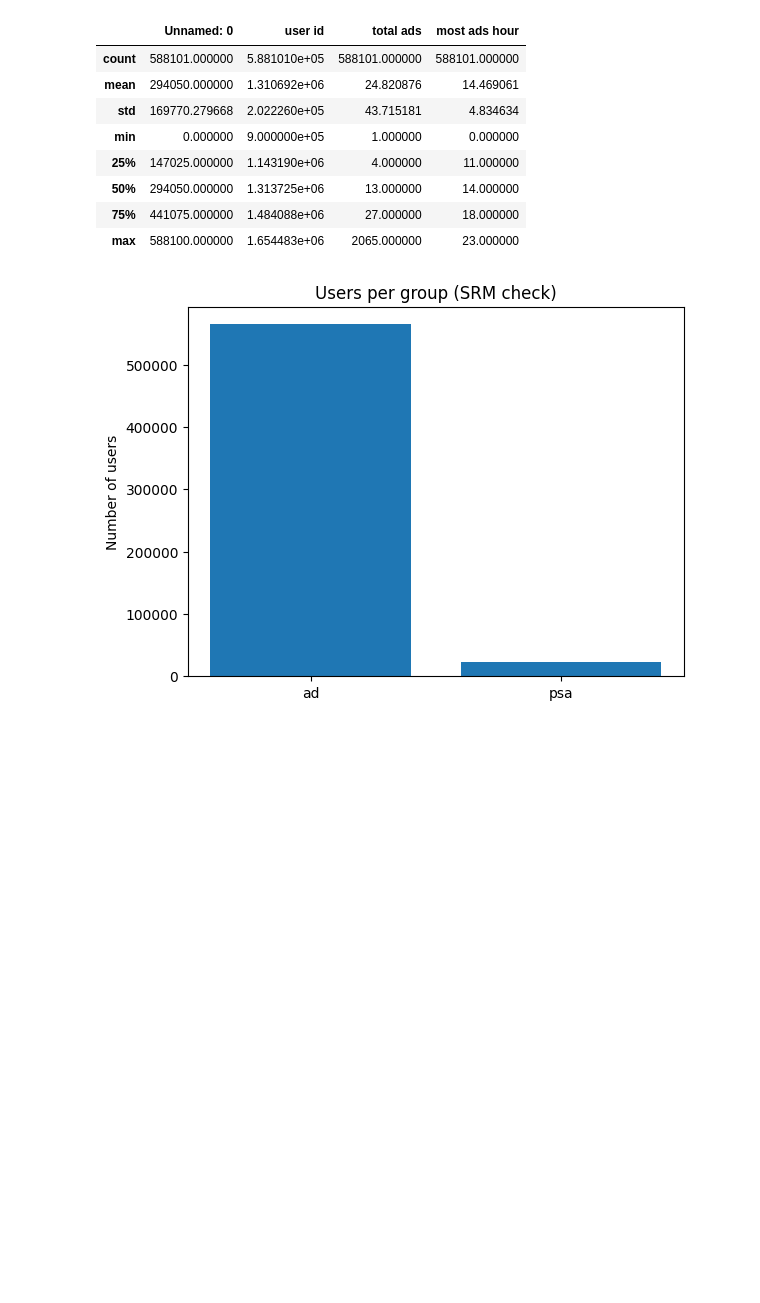
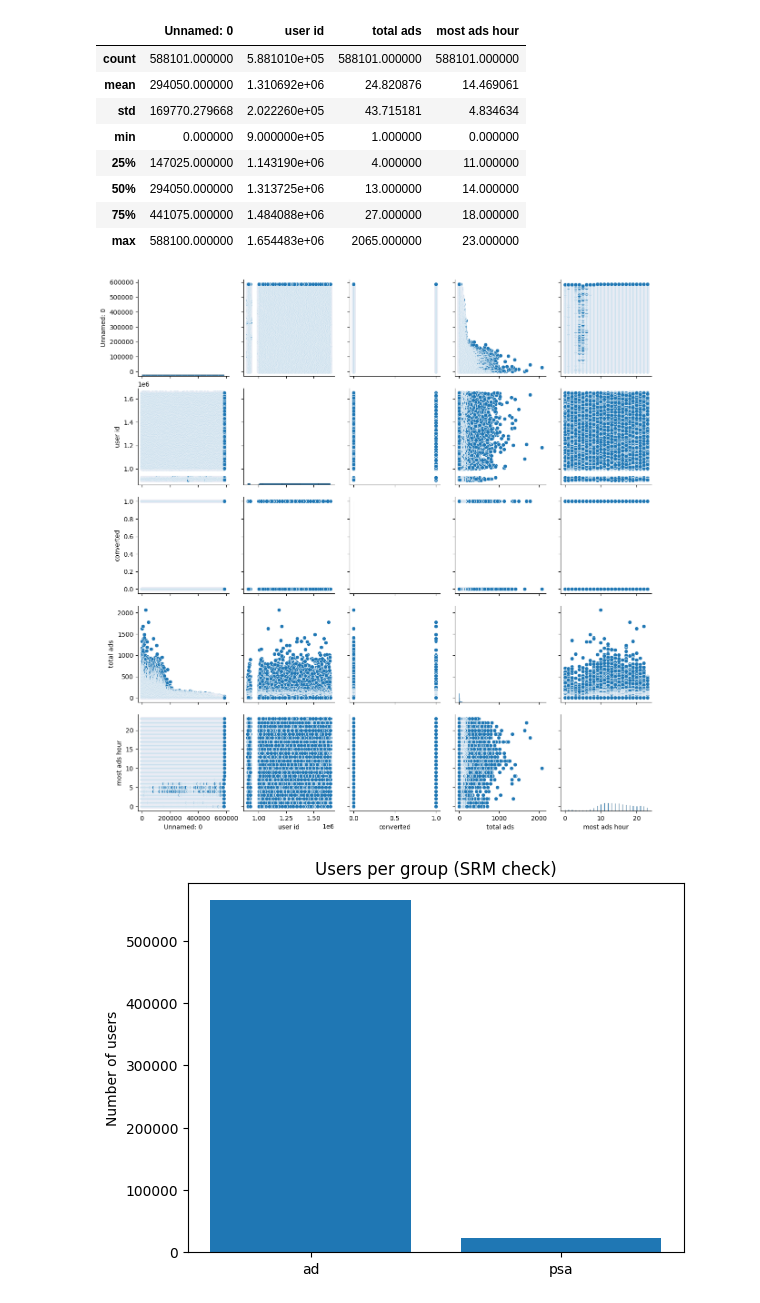
Before and after one commit to SvitlanaShustur/new_practice, a Jupyter notebook: a_b_test_part_2_practise_2025-12-22-2.ipynb, the cells around one changed output. Cells and saved outputs as stored; diff of their text form; code cells hidden in the pictures; blank space fills up the shorter version.

```diff
--- a/a_b_test_part_2_practise_2025-12-22-2.ipynb
+++ b/a_b_test_part_2_practise_2025-12-22-2.ipynb
@@ -385,5 +384,5 @@ mde
 import matplotlib.pyplot as plt
 import pandas as pd
 # %%
-df = pd.read_csv('marketing_AB.csv')
+df_p = pd.read_csv('marketing_AB.csv')
 # %%
@@ -464,6 +449,10 @@ df.describe()
 | 50% | 294050.000000 | 1.313725e+06 | 13.000000 | 14.000000 |
 | 75% | 441075.000000 | 1.484088e+06 | 27.000000 | 18.000000 |
 | max | 588100.000000 | 1.654483e+06 | 2065.000000 | 23.000000 |
+# %%
+sns.pairplot(df_p);
+# %% [output]
+[figure, added]
 # %%
 # SRM
 import matplotlib.pyplot as plt
```
Also changed, not shown: parts of 28 cells of this notebook, 2 other files.
